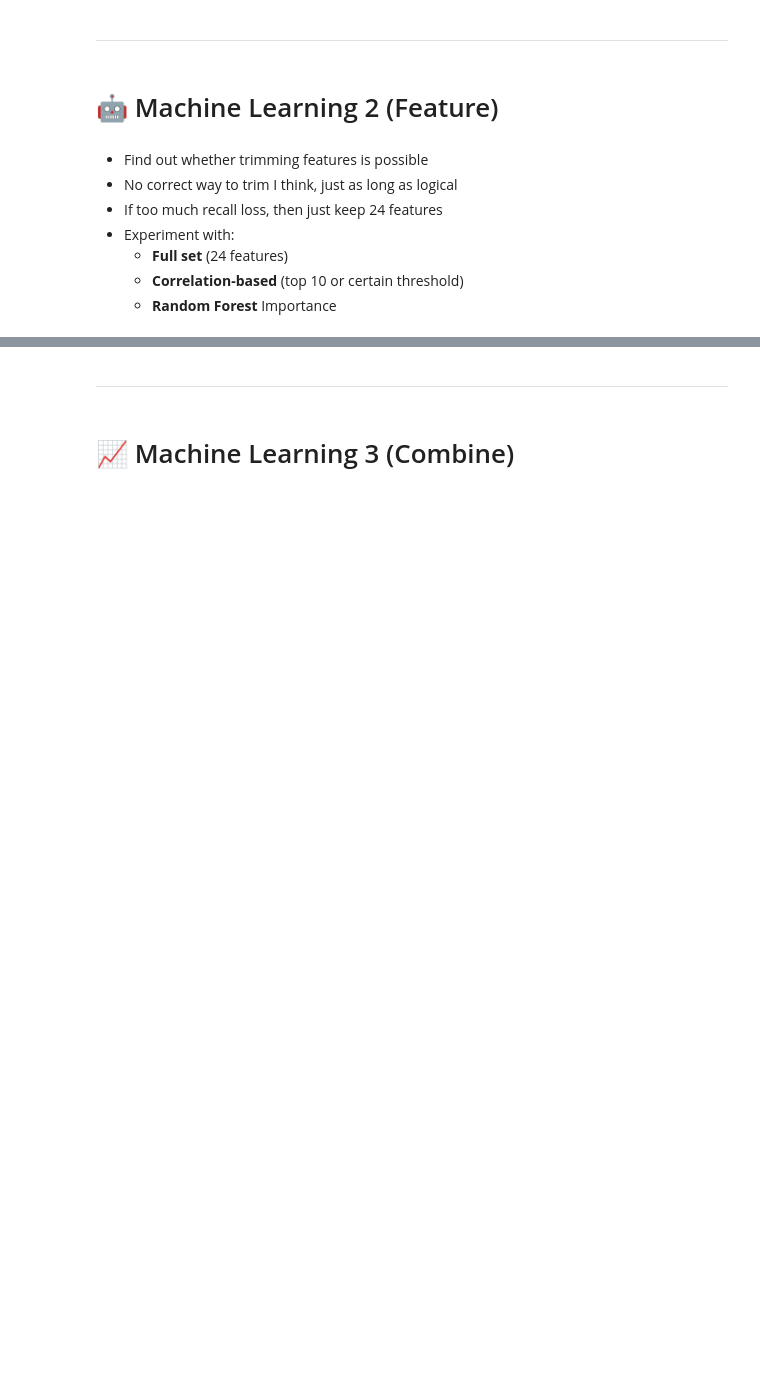
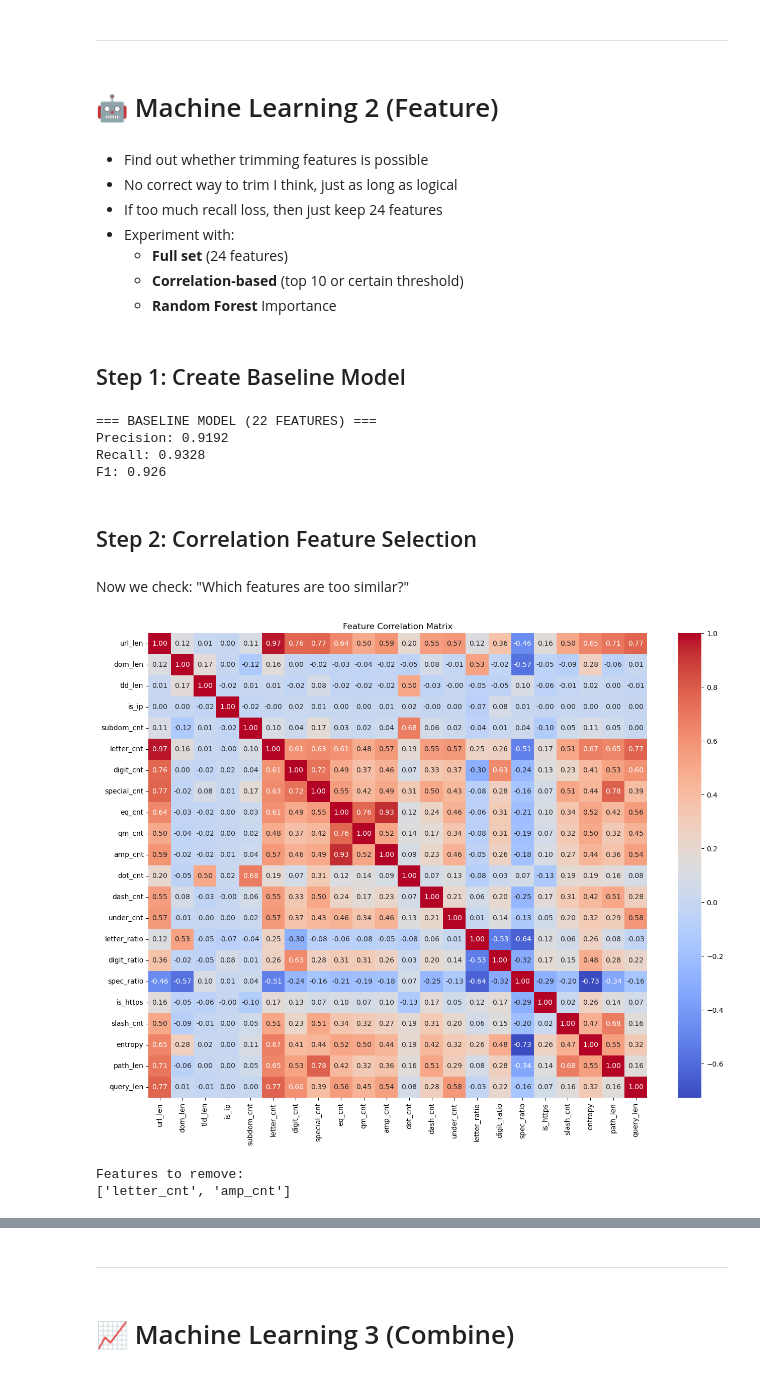
Before and after one commit to QMathsdude/phishing-url-detector, a Jupyter notebook: notebooks/02_ML.ipynb, the cells around one changed output, grey strips where cells are left out. Drawn from its saved outputs; the diff is of its cells as text; code cells hidden in the pictures; blank space fills up the shorter version.

Commit message:
feat: Complete ML training

```diff
--- a/notebooks/02_ML.ipynb
+++ b/notebooks/02_ML.ipynb
@@ -458,3 +456,79 @@ Balanced Random Forest    0.9639     0.8195  0.9608    0.8846
   - **Full set** (24 features)
   - **Correlation-based** (top 10 or certain threshold)
   - **Random Forest** Importance
+# %% [markdown]
+##  Step 1: Create Baseline Model
+# %%
+from sklearn.ensemble import RandomForestClassifier
+from sklearn.metrics import accuracy_score, precision_score, recall_score, f1_score
+from imblearn.over_sampling import SMOTE
+
+# Apply SMOTE
+smote = SMOTE(random_state=42)
+
+X_train_smote, y_train_smote = smote.fit_resample(X_train, y_train)
+
+# Train Random Forest
+rf_model = RandomForestClassifier(
+    n_estimators=100,
+    random_state=42,
+    n_jobs=-1
+)
+
+rf_model.fit(X_train_smote, y_train_smote)
+
+# Predict
+y_pred_rf = rf_model.predict(X_test)
+
+# Metrics
+baseline_precision = precision_score(y_test, y_pred_rf)
+baseline_recall = recall_score(y_test, y_pred_rf)
+baseline_f1 = f1_score(y_test, y_pred_rf)
+
+print("=== BASELINE MODEL (22 FEATURES) ===")
+print("Precision:", round(baseline_precision,4))
+print("Recall:", round(baseline_recall,4))
+print("F1:", round(baseline_f1,4))
+# %% [output]
+=== BASELINE MODEL (22 FEATURES) ===
+Precision: 0.9192
+Recall: 0.9328
+F1: 0.926
+# %% [markdown]
+## Step 2: Correlation Feature Selection
+# %% [markdown]
+Now we check: "Which features are too similar?"
+# %%
+# STEP 2.1 — Draw Correlation Heatmap
+plt.figure(figsize=(16,12))
+
+sns.heatmap(
+    X.corr(),
+    cmap='coolwarm',
+    annot=True,
+    fmt='.2f'
+)
+
+plt.title("Feature Correlation Matrix")
+plt.show()
+# %% [output]
+[figure, added]
+# %%
+# STEP 2.2 — Find Features To Remove
+# Features with correlation > 0.85 are likely to be redundant and can be removed
+corr_matrix = X.corr().abs()
+
+upper = corr_matrix.where(
+    np.triu(np.ones(corr_matrix.shape), k=1).astype(bool)
+)
+
+to_drop = [
+    column for column in upper.columns
+    if any(upper[column] > 0.85)
+]
+
+print("Features to remove:")
+print(to_drop)
+# %% [output]
+Features to remove:
+['letter_cnt', 'amp_cnt']
```
Also changed, not shown: parts of 48 cells of this notebook, 1 other file.
